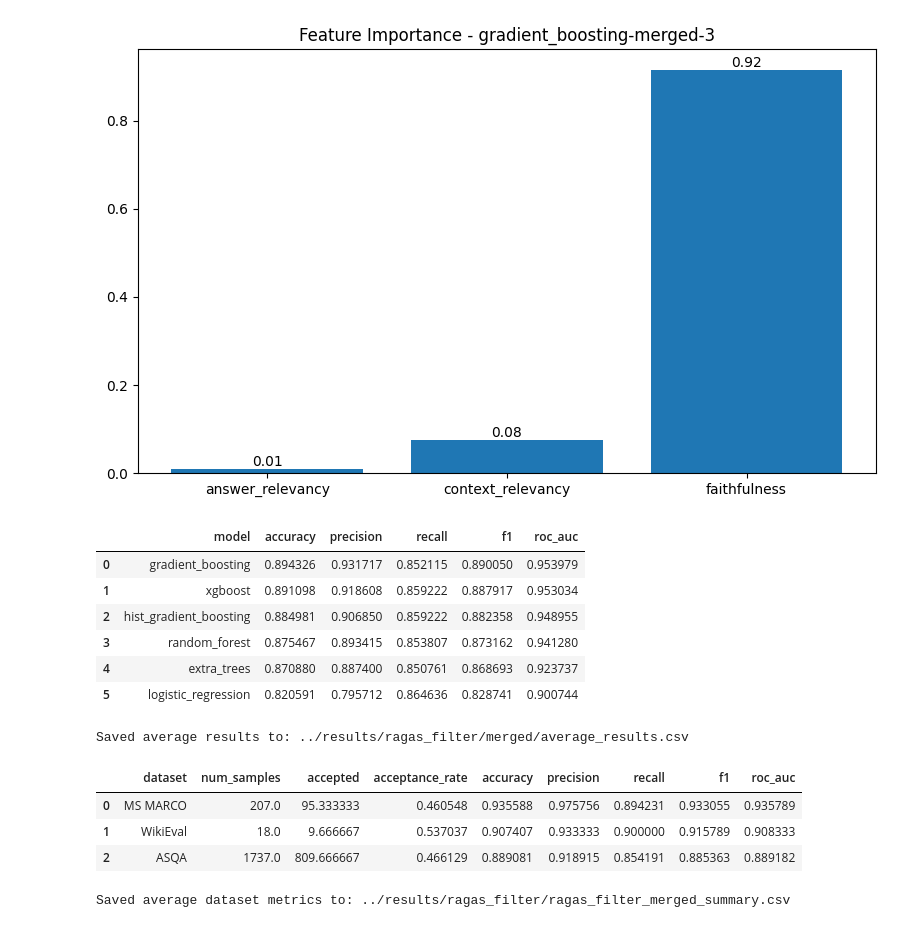
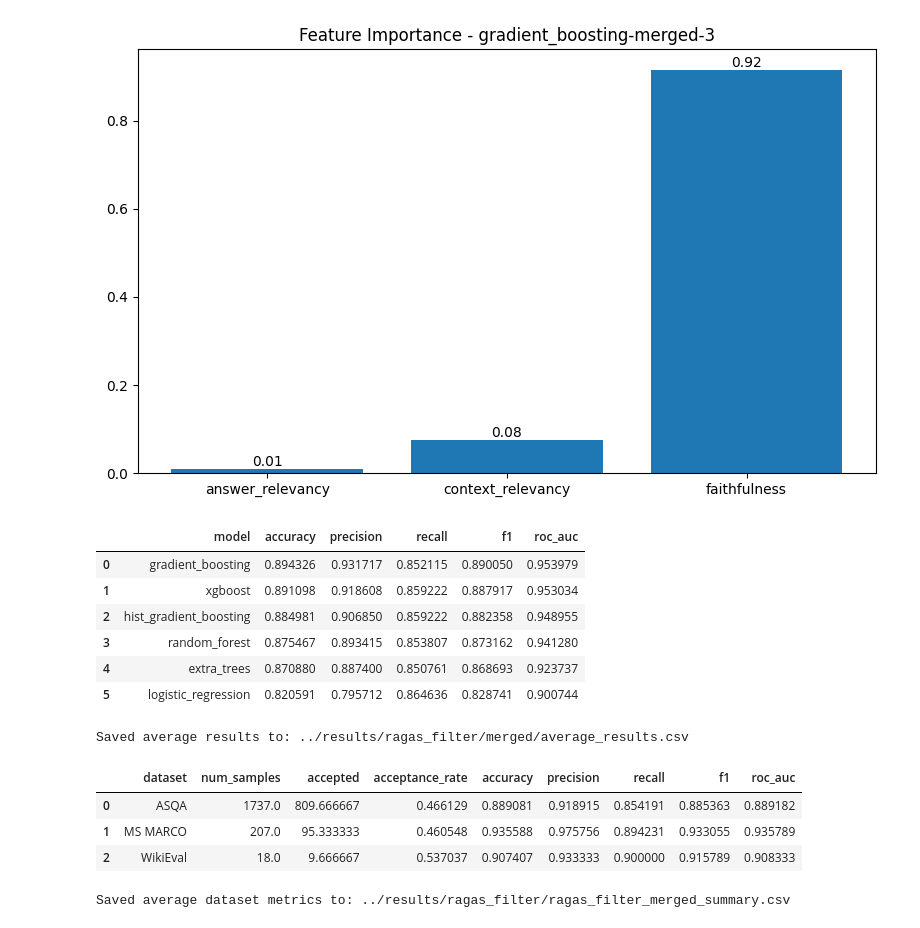
Before and after one commit to Htaaxx/ragas-evaluation, a Jupyter notebook: notebooks/3.2b_filter-training.ipynb, the cells around one changed output. Cells and saved outputs as stored; diff of their text form; code cells hidden in the pictures.

Commit message:
add: edit llm filter

```diff
--- a/notebooks/3.2b_filter-training.ipynb
+++ b/notebooks/3.2b_filter-training.ipynb
@@ -300,7 +300,7 @@ names = []
 model_paths = []
 for i, feature_df in enumerate(feature_dfs):
     print(f"\n=== Fold {i+1} ===")
-    results_df, dataset_metrics_df, best_model_name = filter_trainer(feature_df, feature_cols, test_size=test_size, random_state=random_state, models=models)
+    results_df, dataset_metrics_df, best_model_name = filter_trainer(feature_df, feature_cols)
     results_dfs.append(results_df)
     metrics_dfs.append(dataset_metrics_df)
     names.append(best_model_name)
@@ -477,35 +477,35 @@ for model_name, model in models.items():
 # average results across folds
 avg_results_df = pd.concat(results_dfs).groupby("model").mean().reset_index()
 display(avg_results_df.sort_values(["f1", "accuracy"], ascending=False).reset_index(drop=True))
 # save average results
 OUTPUT_TRAIN_DIR.mkdir(parents=True, exist_ok=True)
 avg_results_path = OUTPUT_TRAIN_DIR / "average_results.csv"
 avg_results_df.to_csv(avg_results_path, index=False)
 print(f"Saved average results to: {avg_results_path}")
 
 avg_metrics_df = pd.concat(metrics_dfs).groupby("dataset").mean().reset_index()
 # represent dataset name asqa -> ASQA; msmarco -> MS MARCO; etc.
 dataset_name_mapping = {
     "asqa": "ASQA",
     "msmarco": "MS MARCO",
     "wikieval": "WikiEval",
 }
 avg_metrics_df["dataset"] = avg_metrics_df["dataset"].map(dataset_name_mapping).fillna(avg_metrics_df["dataset"])
-display(avg_metrics_df.sort_values(["f1", "accuracy"], ascending=False).reset_index(drop=True))
+display(avg_metrics_df.sort_values("dataset", ascending=True).reset_index(drop=True))
 avg_metrics_path = OUTPUT_DIR / "ragas_filter_merged_summary.csv"
 avg_metrics_df.to_csv(avg_metrics_path, index=False)
 print(f"Saved average dataset metrics to: {avg_metrics_path}")
 # %% [output]
 |  | model | accuracy | precision | recall | f1 | roc_auc |
 | 0 | gradient_boosting | 0.894326 | 0.931717 | 0.852115 | 0.890050 | 0.953979 |
 | 1 | xgboost | 0.891098 | 0.918608 | 0.859222 | 0.887917 | 0.953034 |
 | 2 | hist_gradient_boosting | 0.884981 | 0.906850 | 0.859222 | 0.882358 | 0.948955 |
 | 3 | random_forest | 0.875467 | 0.893415 | 0.853807 | 0.873162 | 0.941280 |
 | 4 | extra_trees | 0.870880 | 0.887400 | 0.850761 | 0.868693 | 0.923737 |
 | 5 | logistic_regression | 0.820591 | 0.795712 | 0.864636 | 0.828741 | 0.900744 |
 Saved average results to: ../results/ragas_filter/merged/average_results.csv
 |  | dataset | num_samples | accepted | acceptance_rate | accuracy | precision | recall | f1 | roc_auc |
-| 0 | MS MARCO | 207.0 | 95.333333 | 0.460548 | 0.935588 | 0.975756 | 0.894231 | 0.933055 | 0.935789 |
-| 1 | WikiEval | 18.0 | 9.666667 | 0.537037 | 0.907407 | 0.933333 | 0.900000 | 0.915789 | 0.908333 |
-| 2 | ASQA | 1737.0 | 809.666667 | 0.466129 | 0.889081 | 0.918915 | 0.854191 | 0.885363 | 0.889182 |
+| 0 | ASQA | 1737.0 | 809.666667 | 0.466129 | 0.889081 | 0.918915 | 0.854191 | 0.885363 | 0.889182 |
+| 1 | MS MARCO | 207.0 | 95.333333 | 0.460548 | 0.935588 | 0.975756 | 0.894231 | 0.933055 | 0.935789 |
+| 2 | WikiEval | 18.0 | 9.666667 | 0.537037 | 0.907407 | 0.933333 | 0.900000 | 0.915789 | 0.908333 |
 Saved average dataset metrics to: ../results/ragas_filter/ragas_filter_merged_summary.csv
```
Also changed, not shown: parts of 1 cell of this notebook, 20 other files.
